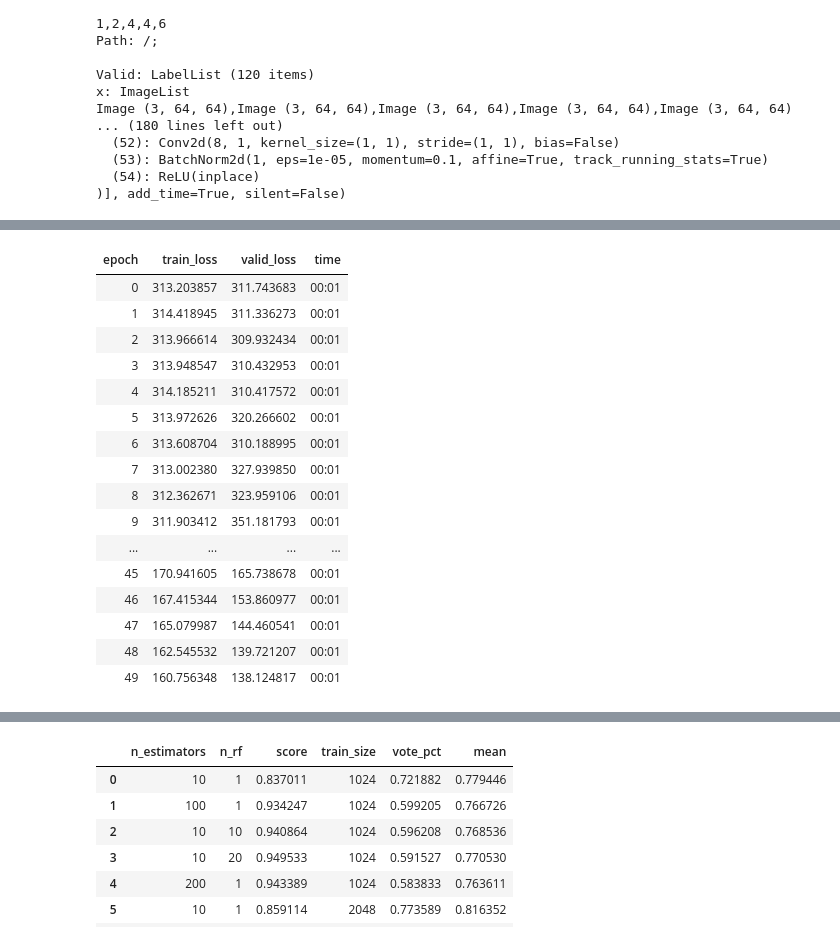
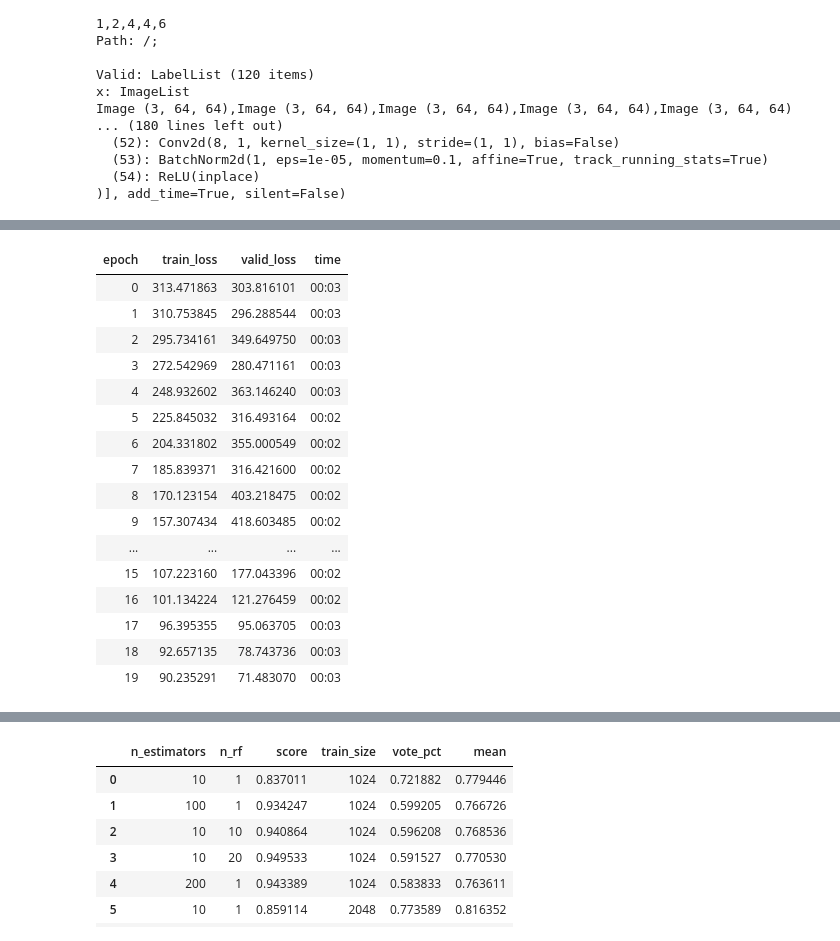
Before and after one commit to dhuynh95/fastai_autoencoder, a Jupyter notebook: MNIST.ipynb, the cells around one changed output, grey strips where cells are left out. Saved outputs shown, nothing was run; the diff lists cells and outputs as text; code cells hidden in the pictures.

```diff
--- a/MNIST.ipynb
+++ b/MNIST.ipynb
@@ -33,10 +108,10 @@ def create_decoder(nfs,ks,conv = nn.Conv2d,bn = nn.BatchNorm2d,act_fn = nn.ReLU)
 im_size = 64
 conv = MobileConv
 act_fn = nn.ReLU
-bn = None
+bn = nn.BatchNorm2d
 
 nfs = [1,8,16,32,64]
-ks = [7,3,3,3]
+ks = [3,3,3,3]
 strides = [2,2,2,2]
 enc = create_encoder(nfs,ks,strides,conv=conv,bn=bn,act_fn=act_fn)
 
@@ -47,3 +122,6 @@ nfs = [24,32,32,16,8,1]
 ks = [7,5,3,3]
 dec_conv = create_decoder(nfs,ks,conv=conv,bn=bn,act_fn=act_fn)
 dec = SpatialDecoder2D(dec_conv,im_size)
+
+learn = AutoEncoderLearner(data,F.mse_loss,enc,vae_bn,dec)
+kl_hook = VAEHook(learn,beta=1)
@@ -146,22 +127,0 @@ TypeError: __init__() missing 1 required positional argument: 'ks'
-# %%
-act_fn = nn.ReLU(inplace=True)
-
-nfs = [1,8,64,64,64]
-enc = Encoder(MobileConv,nfs,act_fn)
-
-nfs = [1024,24]
-vae_bn = VAEBottleneck(nfs,act_fn)
-vn_bn = Bottleneck(nfs,act_fn)
-
-nfs = [24,32,32,16,8,1]
-ks = [7,5,3,3]
-dec = Decoder(MobileConv,nfs,act_fn,size,ks)
-
-learn = AutoEncoderLearner(data,F.mse_loss,enc,vae_bn,dec)
-# learn = AutoEncoderLearner(data,F.mse_loss,enc,vn_bn,dec)
-
-kl_hook = VAEHook(learn,beta=1)
-
-learn.path = Path()
-
-learn.plot_rec()
@@ -189,6 +161,6 @@ Image (3, 64, 64),Image (3, 64, 64),Image (3, 64, 64),Image (3, 64, 64),Image (3
   (54): ReLU(inplace)
 )], add_time=True, silent=False)
 # %%
-learn.fit_one_cycle(50,1e-3)
+learn.fit_one_cycle(20,1e-3)
 # %% [output]
 | epoch | train_loss | valid_loss | time |
@@ -211,20 +183,20 @@ learn.fit_one_cycle(50,1e-3)
 # %%
-learn.fit_one_cycle(50,1e-2,callbacks=[kl_hook])
+learn.fit_one_cycle(20,1e-2,callbacks=[kl_hook])
 # %% [output]
 | epoch | train_loss | valid_loss | time |
-| 0 | 313.203857 | 311.743683 | 00:01 |
-| 1 | 314.418945 | 311.336273 | 00:01 |
-| 2 | 313.966614 | 309.932434 | 00:01 |
-| 3 | 313.948547 | 310.432953 | 00:01 |
-| 4 | 314.185211 | 310.417572 | 00:01 |
-| 5 | 313.972626 | 320.266602 | 00:01 |
-| 6 | 313.608704 | 310.188995 | 00:01 |
-| 7 | 313.002380 | 327.939850 | 00:01 |
-| 8 | 312.362671 | 323.959106 | 00:01 |
-| 9 | 311.903412 | 351.181793 | 00:01 |
+| 0 | 313.471863 | 303.816101 | 00:03 |
+| 1 | 310.753845 | 296.288544 | 00:03 |
+| 2 | 295.734161 | 349.649750 | 00:03 |
+| 3 | 272.542969 | 280.471161 | 00:03 |
+| 4 | 248.932602 | 363.146240 | 00:03 |
+| 5 | 225.845032 | 316.493164 | 00:02 |
+| 6 | 204.331802 | 355.000549 | 00:02 |
+| 7 | 185.839371 | 316.421600 | 00:02 |
+| 8 | 170.123154 | 403.218475 | 00:02 |
+| 9 | 157.307434 | 418.603485 | 00:02 |
 | ... | ... | ... | ... |
-| 45 | 170.941605 | 165.738678 | 00:01 |
-| 46 | 167.415344 | 153.860977 | 00:01 |
-| 47 | 165.079987 | 144.460541 | 00:01 |
-| 48 | 162.545532 | 139.721207 | 00:01 |
-| 49 | 160.756348 | 138.124817 | 00:01 |
+| 15 | 107.223160 | 177.043396 | 00:02 |
+| 16 | 101.134224 | 121.276459 | 00:02 |
+| 17 | 96.395355 | 95.063705 | 00:03 |
+| 18 | 92.657135 | 78.743736 | 00:03 |
+| 19 | 90.235291 | 71.483070 | 00:03 |
```
Also changed, not shown: parts of 59 cells of this notebook, 1 other file.
